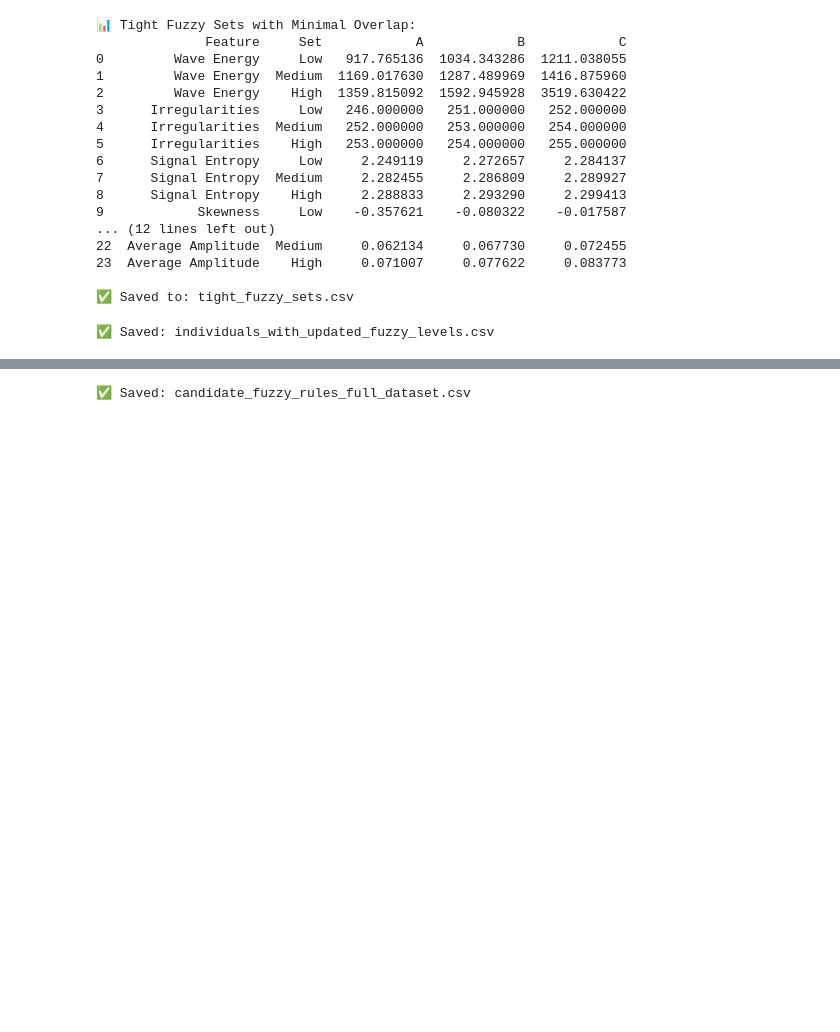
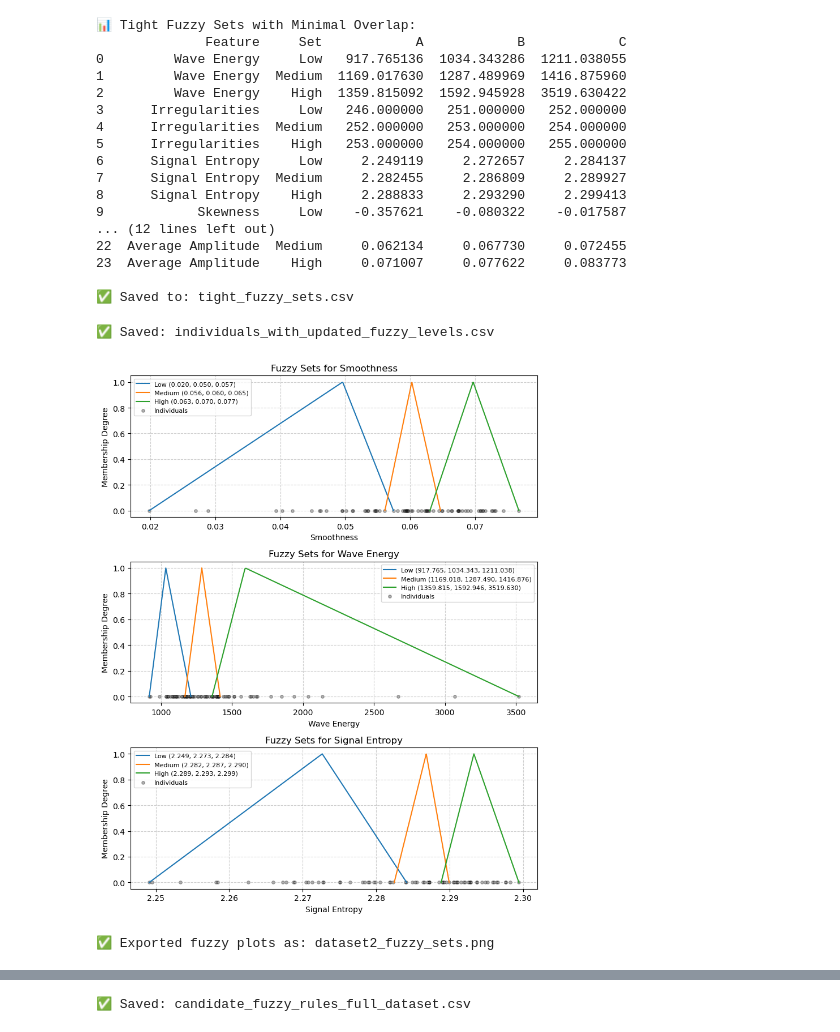
Before and after one commit to adklts/ParkinsonPredictionMethodsHanddrawn, a Jupyter notebook: Spiral(Waves)/Spiralv1.ipynb, the cells around one changed output, grey strips where cells are left out. Cells and saved outputs as stored; diff of their text form; code cells hidden in the pictures; blank space fills up the shorter version.

```diff
--- a/Spiral(Waves)/Spiralv1.ipynb
+++ b/Spiral(Waves)/Spiralv1.ipynb
@@ -101,10 +101,10 @@ def process_folder(folder_path, label):
     return data
 
 # === Set Folder Paths ===
-healthy_folder = r'C:\Users\adklt\OneDrive - aegean.gr\Desktop\Paper\PhDOntologiesSpiral(Waves)\spiral\training\Healthy'
-parkinsonian_folder = r'C:\Users\adklt\OneDrive - aegean.gr\Desktop\Paper\PhDOntologiesSpiral(Waves)\spiral\training\Parkinson'
-#healthy_folder = r'C:\Users\adklt\OneDrive - aegean.gr\Desktop\Paper\PhDOntologiesSpiral(Waves)\spiral\testing\Healthy'
-#parkinsonian_folder = r'C:\Users\adklt\OneDrive - aegean.gr\Desktop\Paper\PhDOntologiesSpiral(Waves)\spiral\testing\Parkinson'
+#healthy_folder = r'C:\Users\adklt\OneDrive - aegean.gr\Desktop\Paper\PhDOntologiesSpiral(Waves)\spiral\training\Healthy'
+#parkinsonian_folder = r'C:\Users\adklt\OneDrive - aegean.gr\Desktop\Paper\PhDOntologiesSpiral(Waves)\spiral\training\Parkinson'
+healthy_folder = r'C:\Users\adklt\OneDrive - aegean.gr\Desktop\Paper\PhDOntologiesSpiral(Waves)\spiral\testing\Healthy'
+parkinsonian_folder = r'C:\Users\adklt\OneDrive - aegean.gr\Desktop\Paper\PhDOntologiesSpiral(Waves)\spiral\testing\Parkinson'
 
 # === Process Images ===
 healthy_data = process_folder(healthy_folder, "Healthy")
@@ -113,7 +113,7 @@ all_data = healthy_data + parkinsonian_data
 df = pd.DataFrame(all_data)
 
 # === Save and Preview ===
-df.to_csv("extracted_featuresnew.csv", index=False)
+df.to_csv("extracted_featuresnewtest.csv", index=False)
 print("Saved to extracted_featurestesting.csv")
 print(df.head())
 
@@ -1030,5 +1173,45 @@ output_df.to_csv("individuals_with_updated_fuzzy_levels.csv", index=False)
 print("✅ Saved: individuals_with_updated_fuzzy_levels.csv")
 # %% [output]
 ✅ Saved: individuals_with_updated_fuzzy_levels.csv
+# %%
+import numpy as np
+import matplotlib.pyplot as plt
+
+# === Triangular membership function ===
+def triangular_membership(x, a, b, c):
+    return np.maximum(0, np.minimum((x - a) / (b - a), (c - x) / (c - b)))
+
+# === Plotting for selected features ===
+selected_features = ["Smoothness", "Wave Energy", "Signal Entropy"]
+
+fig, axes = plt.subplots(3, 1, figsize=(8, 10), sharey=True)
+
+for ax, feature in zip(axes, selected_features):
+    sets = fuzzy_sets[feature]
+
+    # Plot each fuzzy set (Low, Medium, High)
+    for label, a, b, c in sets:
+        x = np.linspace(a, c, 300)
+        y = [triangular_membership(val, a, b, c) for val in x]
+        ax.plot(x, y, label=f"{label} ({a:.3f}, {b:.3f}, {c:.3f})")
+
+    # Overlay actual values
+    values = df[feature].dropna().values
+    ax.scatter(values, np.zeros_like(values), alpha=0.3, color="black", s=15, label="Individuals")
+
+    ax.set_title(f"Fuzzy Sets for {feature}")
+    ax.set_xlabel(feature)
+    ax.set_ylabel("Membership Degree")
+    ax.legend(fontsize=8)
+    ax.grid(True, linestyle="--", alpha=0.6)
+
+plt.tight_layout()
+plt.savefig("dataset2_fuzzy_sets.png", dpi=300)
+plt.show()
+
+print("✅ Exported fuzzy plots as: dataset2_fuzzy_sets.png")
+# %% [output]
+[figure, added]
+✅ Exported fuzzy plots as: dataset2_fuzzy_sets.png
 # %%
 # === 6. Plot fuzzy membership level distributions ===
```
Also changed, not shown: parts of 8 cells of this notebook.
